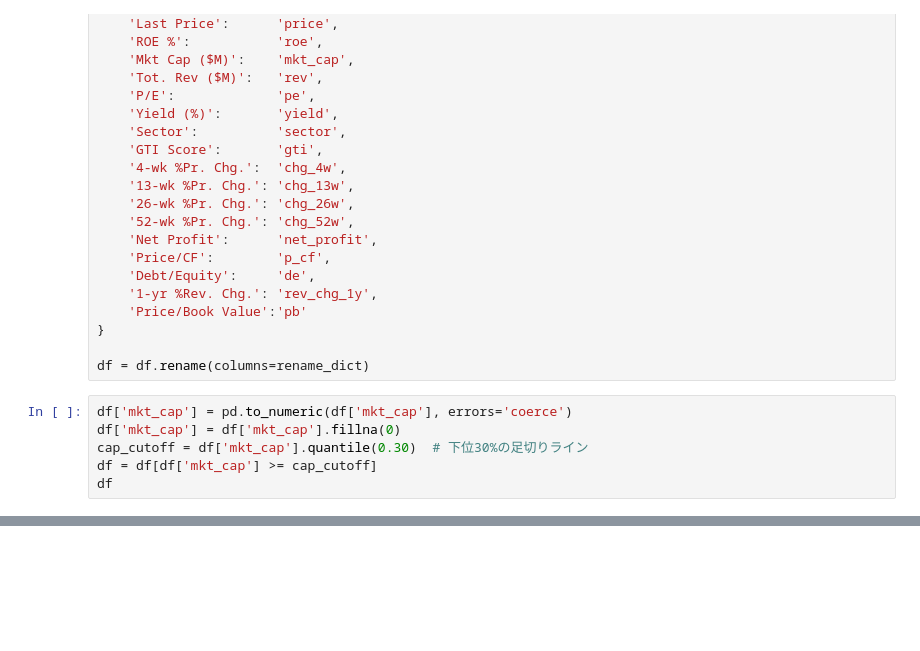
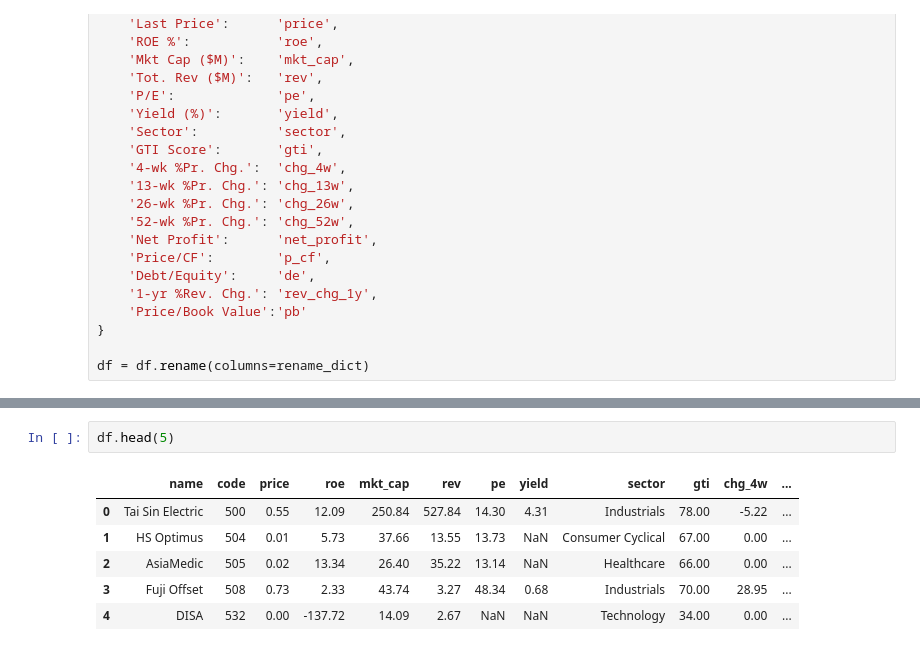
Before and after one commit to mrsmmori1234/notebooks_rep, a Jupyter notebook: notebooks/sgx_securities.ipynb, the cells around one changed output, grey strips where cells are left out. Cells and saved outputs as stored; diff of their text form; blank space fills up the shorter version.

```diff
--- a/notebooks/sgx_securities.ipynb
+++ b/notebooks/sgx_securities.ipynb
@@ -77,9 +81,3 @@ rename_dict = {
 }
 
 df = df.rename(columns=rename_dict)
-# %%
-df['mkt_cap'] = pd.to_numeric(df['mkt_cap'], errors='coerce')
-df['mkt_cap'] = df['mkt_cap'].fillna(0)
-cap_cutoff = df['mkt_cap'].quantile(0.30)  # 下位30%の足切りライン
-df = df[df['mkt_cap'] >= cap_cutoff]
-df
@@ -171,0 +189,9 @@ df_top5[result_cols]
+# %%
+df.head(5)
+# %% [output]
+|  | name | code | price | roe | mkt_cap | rev | pe | yield | sector | gti | chg_4w | ... |
+| 0 | Tai Sin Electric | 500 | 0.55 | 12.09 | 250.84 | 527.84 | 14.30 | 4.31 | Industrials | 78.00 | -5.22 | ... |
+| 1 | HS Optimus | 504 | 0.01 | 5.73 | 37.66 | 13.55 | 13.73 | NaN | Consumer Cyclical | 67.00 | 0.00 | ... |
+| 2 | AsiaMedic | 505 | 0.02 | 13.34 | 26.40 | 35.22 | 13.14 | NaN | Healthcare | 66.00 | 0.00 | ... |
+| 3 | Fuji Offset | 508 | 0.73 | 2.33 | 43.74 | 3.27 | 48.34 | 0.68 | Industrials | 70.00 | 28.95 | ... |
+| 4 | DISA | 532 | 0.00 | -137.72 | 14.09 | 2.67 | NaN | NaN | Technology | 34.00 | 0.00 | ... |
```
Also changed, not shown: parts of 24 cells of this notebook, 4 other files.
